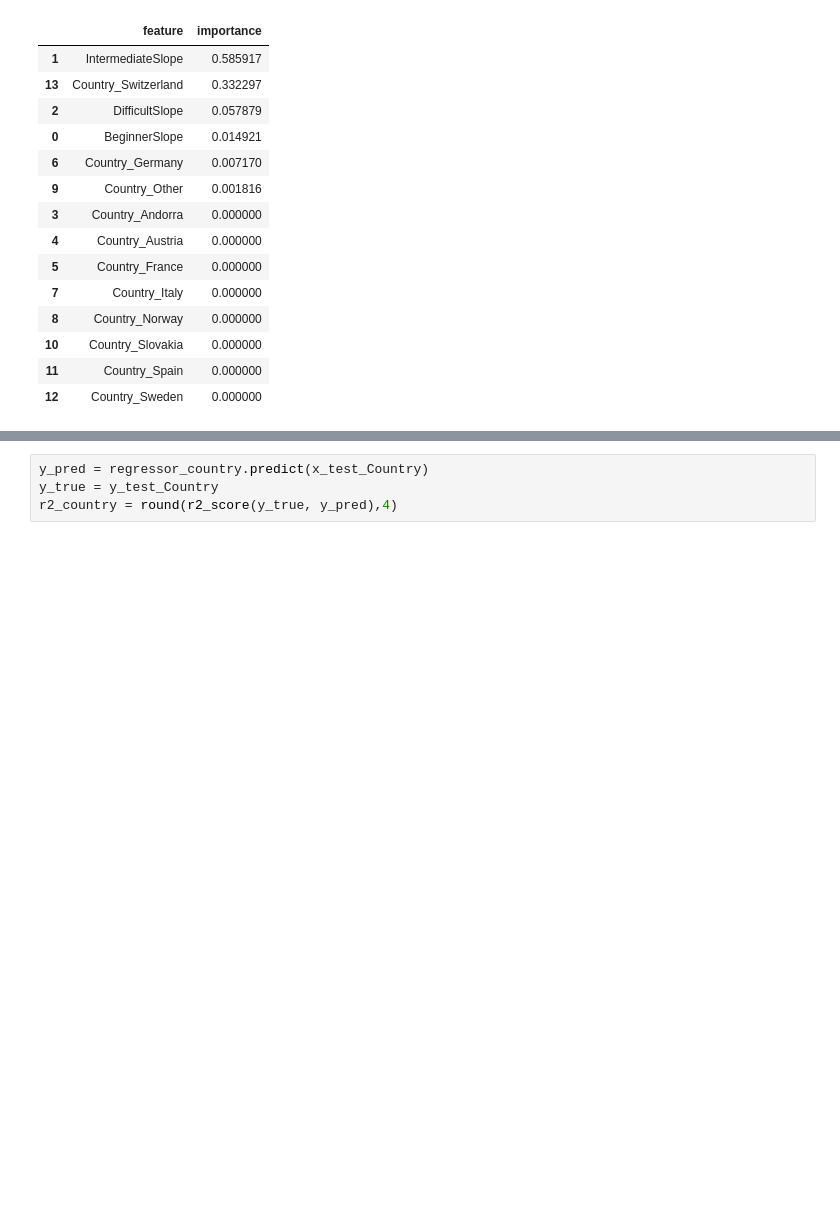
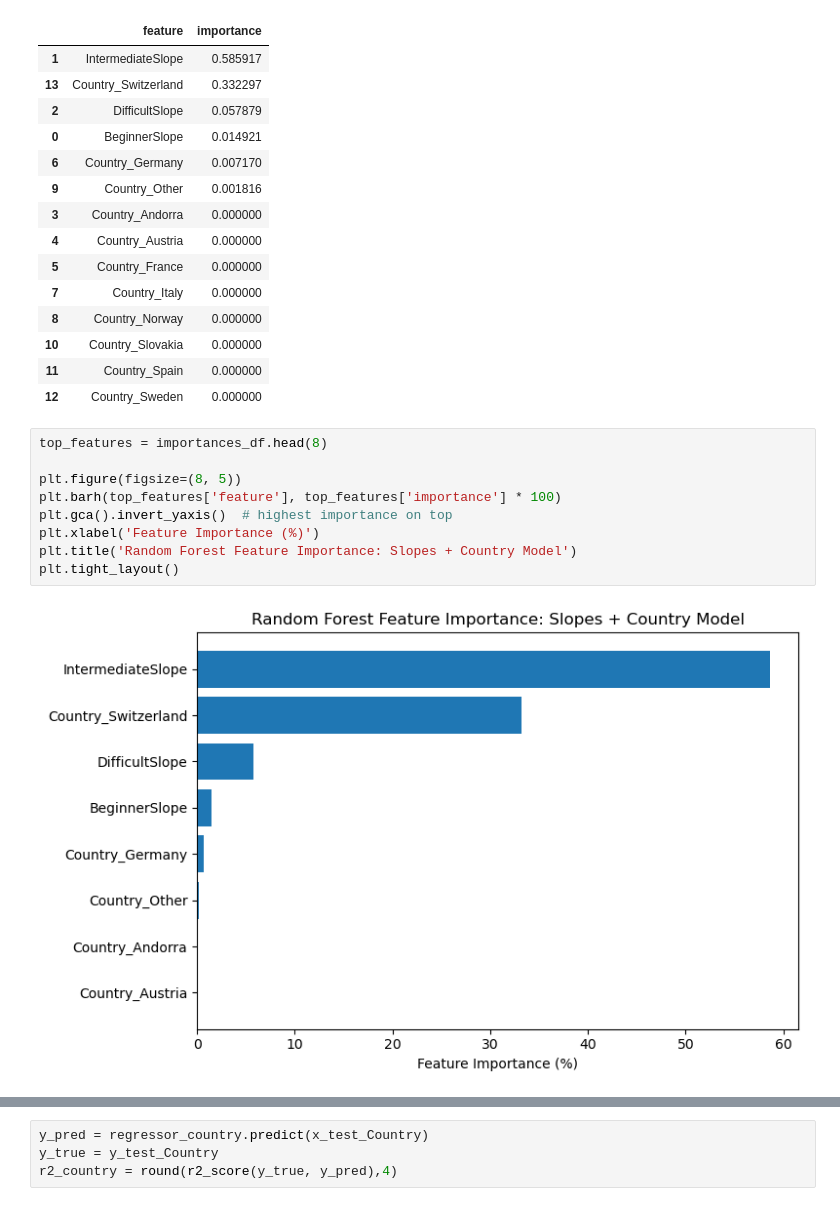
Before and after one commit to ALINATSUI/TEPP2_SKI_Resort-, a Jupyter notebook: supervised_learning/supervised.ipynb, the cells around one changed output, grey strips where cells are left out. Drawn from its saved outputs; the diff is of its cells as text; blank space fills up the shorter version.

Commit message:
Added Feature Importance chart

```diff
--- a/supervised_learning/supervised.ipynb
+++ b/supervised_learning/supervised.ipynb
@@ -280,3 +282,14 @@ importances_df
 | 10 | Country_Slovakia | 0.000000 |
 | 11 | Country_Spain | 0.000000 |
 | 12 | Country_Sweden | 0.000000 |
+# %%
+top_features = importances_df.head(8)
+
+plt.figure(figsize=(8, 5))
+plt.barh(top_features['feature'], top_features['importance'] * 100)
+plt.gca().invert_yaxis()  # highest importance on top
+plt.xlabel('Feature Importance (%)')
+plt.title('Random Forest Feature Importance: Slopes + Country Model')
+plt.tight_layout()
+# %% [output]
+[figure, added]
```
Also changed, not shown: parts of 5 cells of this notebook.
